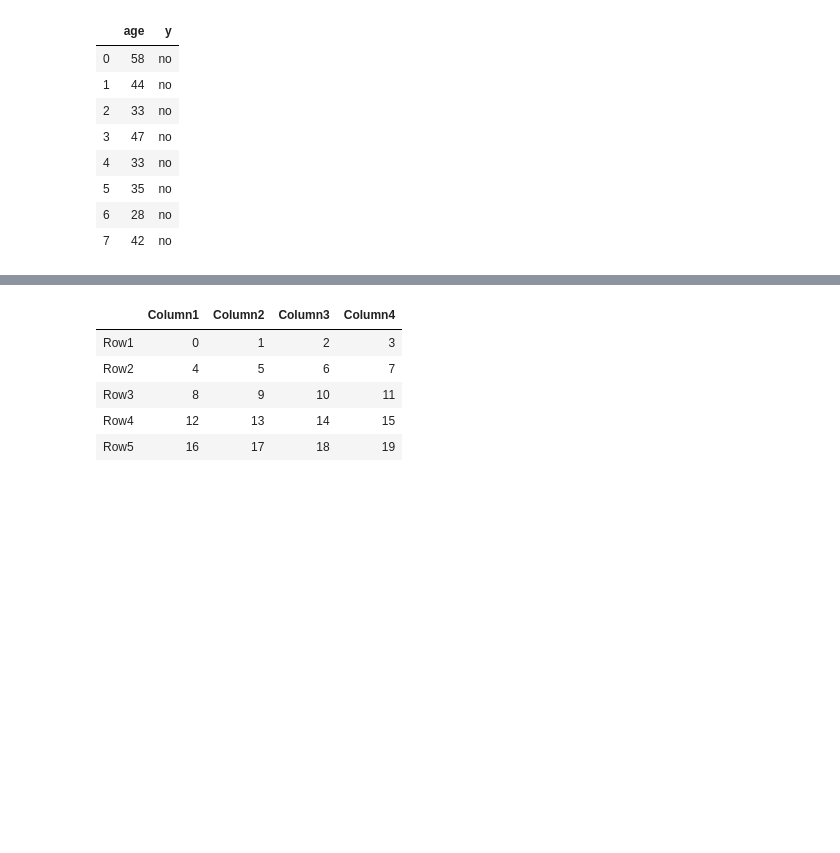
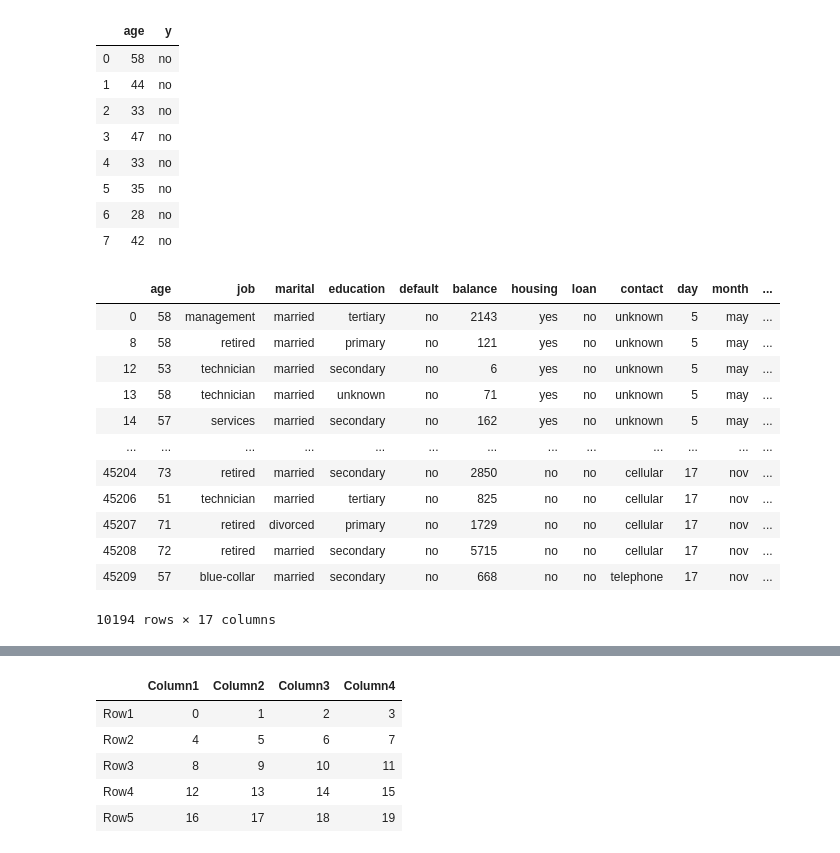
Before and after one commit to Priya-088/Complete_ML, a Jupyter notebook: Pandas.ipynb, the cells around one changed output, grey strips where cells are left out. Saved outputs shown, nothing was run; the diff lists cells and outputs as text; code cells hidden in the pictures; blank space fills up the shorter version.

```diff
--- a/Pandas.ipynb
+++ b/Pandas.ipynb
@@ -291,3 +291,21 @@ bd.loc[[0,1,2,3,4,5,6,7],['age','y']]
 | 5 | 35 | no |
 | 6 | 28 | no |
 | 7 | 42 | no |
+# %%
+##subsetting based on condition
+#bd['age']>=50 ---> [True, Flase,False......]
+bd.loc[bd['age']>=50,:]
+# %% [output]
+|  | age | job | marital | education | default | balance | housing | loan | contact | day | month | ... |
+| 0 | 58 | management | married | tertiary | no | 2143 | yes | no | unknown | 5 | may | ... |
+| 8 | 58 | retired | married | primary | no | 121 | yes | no | unknown | 5 | may | ... |
+| 12 | 53 | technician | married | secondary | no | 6 | yes | no | unknown | 5 | may | ... |
+| 13 | 58 | technician | married | unknown | no | 71 | yes | no | unknown | 5 | may | ... |
+| 14 | 57 | services | married | secondary | no | 162 | yes | no | unknown | 5 | may | ... |
+| ... | ... | ... | ... | ... | ... | ... | ... | ... | ... | ... | ... | ... |
+| 45204 | 73 | retired | married | secondary | no | 2850 | no | no | cellular | 17 | nov | ... |
+| 45206 | 51 | technician | married | tertiary | no | 825 | no | no | cellular | 17 | nov | ... |
+| 45207 | 71 | retired | divorced | primary | no | 1729 | no | no | cellular | 17 | nov | ... |
+| 45208 | 72 | retired | married | secondary | no | 5715 | no | no | cellular | 17 | nov | ... |
+| 45209 | 57 | blue-collar | married | secondary | no | 668 | no | no | telephone | 17 | nov | ... |
+10194 rows × 17 columns
```
Also changed, not shown: parts of 15 cells of this notebook.
